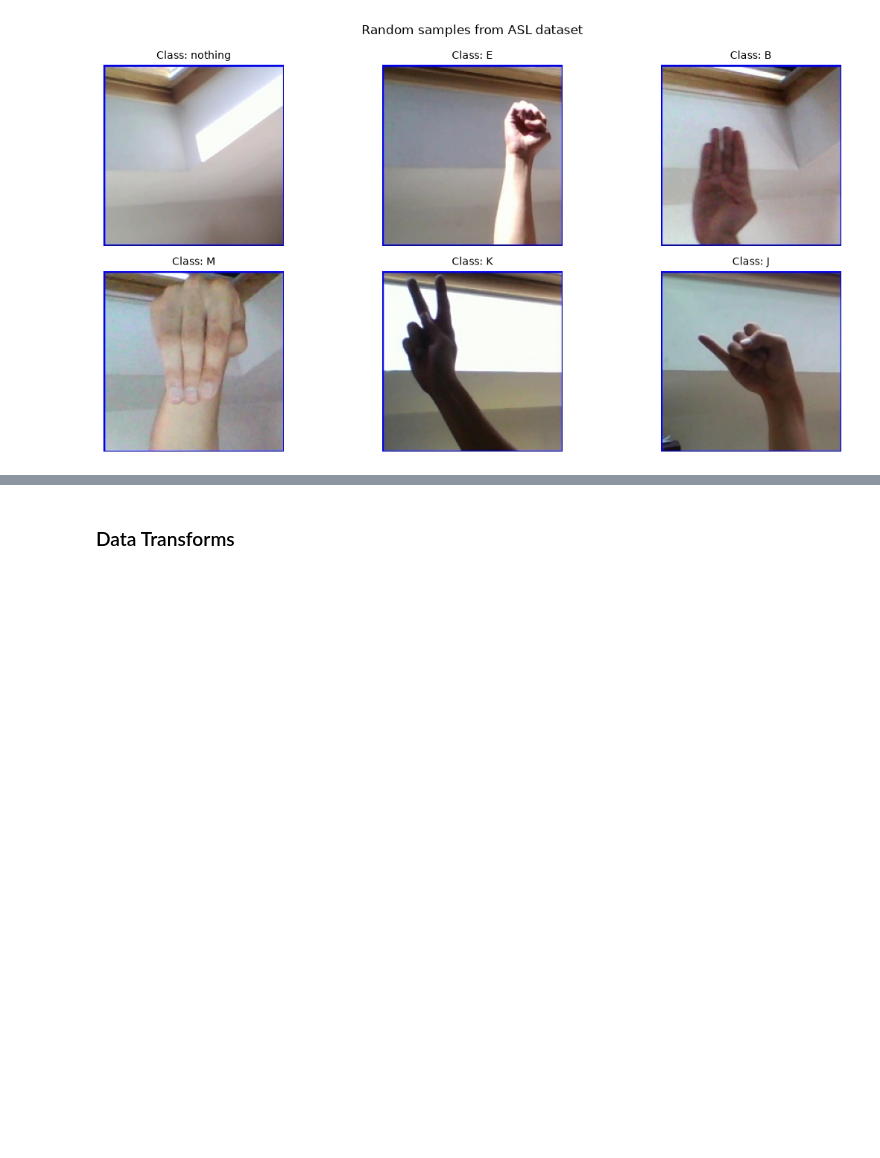
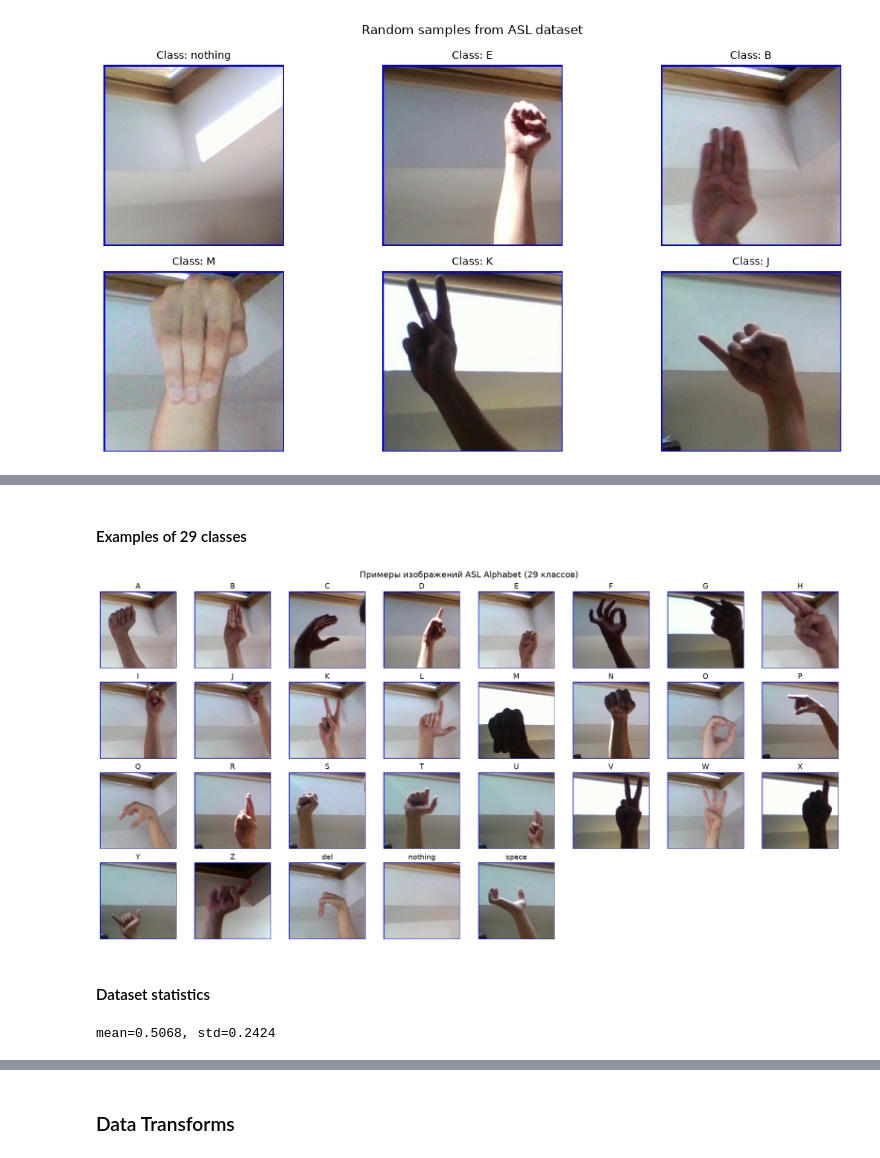
Before and after one commit to RuslanVdovinn/asl-classifier, a Jupyter notebook: notebooks/asl_classifier_cnn.ipynb, the cells around one changed output, grey strips where cells are left out. Saved outputs shown, nothing was run; the diff lists cells and outputs as text; code cells hidden in the pictures; blank space fills up the shorter version.

```diff
--- a/notebooks/asl_classifier_cnn.ipynb
+++ b/notebooks/asl_classifier_cnn.ipynb
@@ -95,0 +117,59 @@ plt.show()
+# %% [markdown]
+#### Examples of 29 classes
+# %%
+fig, axes = plt.subplots(4, 8, figsize=(20, 10))
+axes = axes.flatten()
+
+for i, cls in enumerate(classes):
+    if i >= len(axes):
+        break
+    images = list((Path(DATA_DIR) / cls).glob("*.jpg"))
+    img = Image.open(random.choice(images))
+    axes[i].imshow(img)
+    axes[i].set_title(cls, fontsize=14)
+    axes[i].axis("off")
+
+for j in range(len(classes), len(axes)):
+    axes[j].axis("off")
+
+plt.suptitle("Примеры изображений ASL Alphabet (29 классов)", fontsize=16)
+plt.tight_layout()
+plt.savefig("../reports/figures/class_samples.png", dpi=150)
+plt.show()
+# %% [output]
+[figure, added]
+# %% [markdown]
+#### Dataset statistics
+# %%
+temp_transform = transforms.Compose([
+    transforms.Grayscale(num_output_channels=1),  # 1 channel
+    transforms.Resize((IMG_SIZE, IMG_SIZE)),
+    transforms.ToTensor()
+])
+temp_dataset = datasets.ImageFolder(DATA_DIR, temp_transform)
+temp_loader = DataLoader(
+    temp_dataset,
+    batch_size=64,
+    shuffle=False,
+    num_workers=4,
+    pin_memory=True,
+)
+
+n_pixels = 0
+sum_x = 0.0
+sum_x2 = 0.0
+
+with torch.no_grad():
+    for images, _ in temp_loader:
+        images = images.to(device, non_blocking=True)
+        sum_x += images.sum().item()
+        sum_x2 += (images ** 2).sum().item()
+        n_pixels += images.numel()
+
+ASL_MEAN  = sum_x / n_pixels
+var = sum_x2 / n_pixels - ASL_MEAN ** 2
+ASL_STD  = var ** 0.5
+
+print(f'mean={ASL_MEAN:.4f}, std={ASL_STD:.4f}')
+# %% [output]
+mean=0.5068, std=0.2424
```
Also changed, not shown: parts of 6 cells of this notebook, 3 other files.
